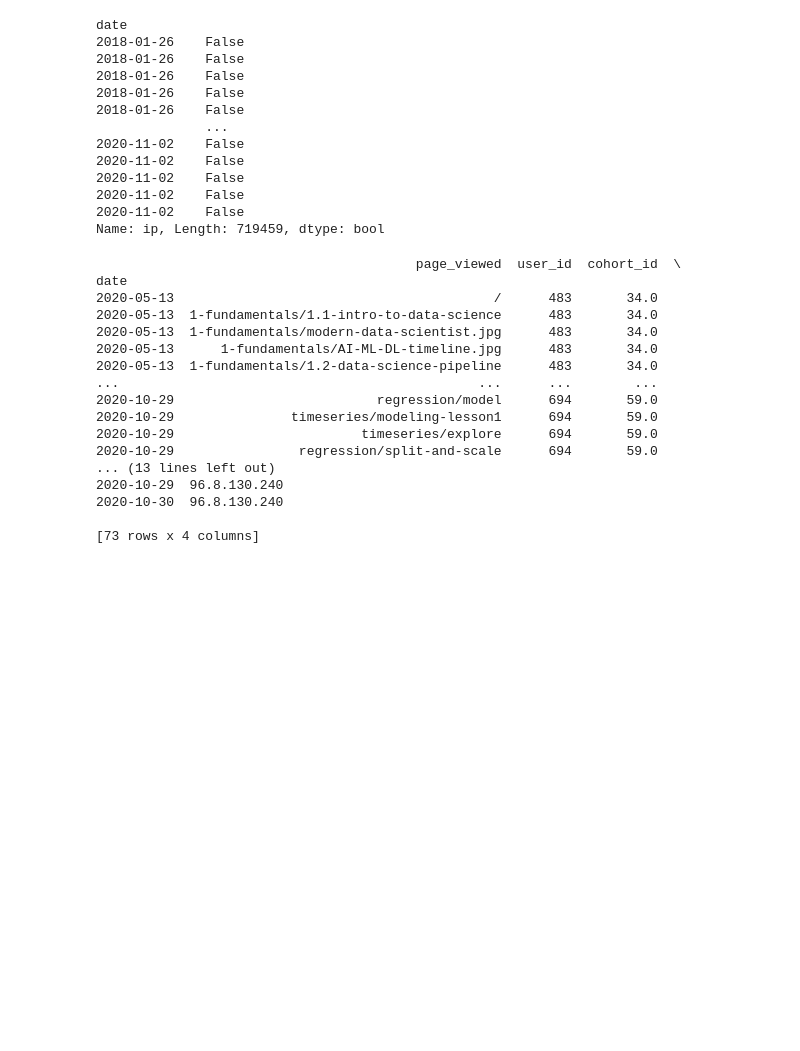
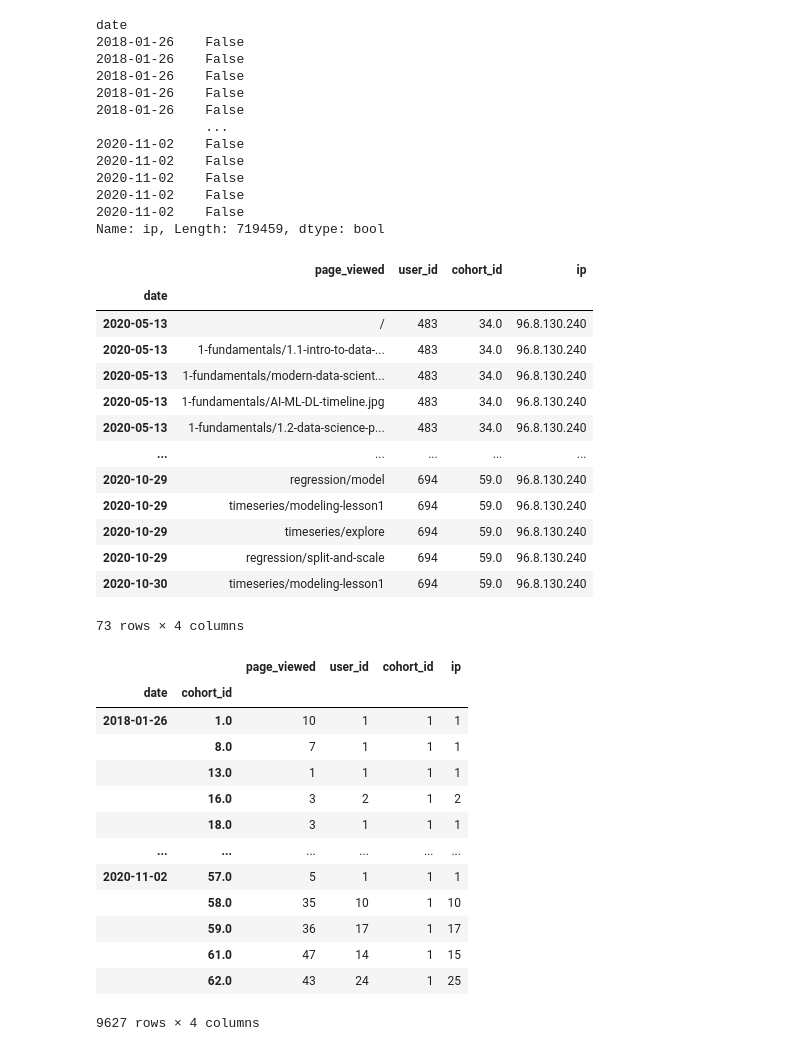
Before and after one commit to AI-Gomez/anomaly-detection-exercises, a Jupyter notebook: time_series_anomaly_detection.ipynb, the cells around one changed output. Saved outputs shown, nothing was run; the diff lists cells and outputs as text; code cells hidden in the pictures; blank space fills up the shorter version.

```diff
--- a/time_series_anomaly_detection.ipynb
+++ b/time_series_anomaly_detection.ipynb
@@ -408,22 +408,20 @@ date
 2020-11-02    False
 Name: ip, Length: 719459, dtype: bool
 # %%
-print(df[df['ip'] == '96.8.130.240'])
+#This is me
+df[df['ip'] == '96.8.130.240']
 # %% [output]
+|  | page_viewed | user_id | cohort_id | ip |
+| date |  |  |  |  |
+| 2020-05-13 | / | 483 | 34.0 | 96.8.130.240 |
+| 2020-05-13 | 1-fundamentals/1.1-intro-to-data-... | 483 | 34.0 | 96.8.130.240 |
+| 2020-05-13 | 1-fundamentals/modern-data-scient... | 483 | 34.0 | 96.8.130.240 |
+| 2020-05-13 | 1-fundamentals/AI-ML-DL-timeline.jpg | 483 | 34.0 | 96.8.130.240 |
+| 2020-05-13 | 1-fundamentals/1.2-data-science-p... | 483 | 34.0 | 96.8.130.240 |
+| ... | ... | ... | ... | ... |
+| 2020-10-29 | regression/model | 694 | 59.0 | 96.8.130.240 |
+| 2020-10-29 | timeseries/modeling-lesson1 | 694 | 59.0 | 96.8.130.240 |
+| 2020-10-29 | timeseries/explore | 694 | 59.0 | 96.8.130.240 |
+| 2020-10-29 | regression/split-and-scale | 694 | 59.0 | 96.8.130.240 |
+| 2020-10-30 | timeseries/modeling-lesson1 | 694 | 59.0 | 96.8.130.240 |
-                                         page_viewed  user_id  cohort_id  \
-date
-2020-05-13                                         /      483       34.0
-2020-05-13  1-fundamentals/1.1-intro-to-data-science      483       34.0
-2020-05-13  1-fundamentals/modern-data-scientist.jpg      483       34.0
-2020-05-13      1-fundamentals/AI-ML-DL-timeline.jpg      483       34.0
-2020-05-13  1-fundamentals/1.2-data-science-pipeline      483       34.0
-...                                              ...      ...        ...
-2020-10-29                          regression/model      694       59.0
-2020-10-29               timeseries/modeling-lesson1      694       59.0
-2020-10-29                        timeseries/explore      694       59.0
-2020-10-29                regression/split-and-scale      694       59.0
-... (13 lines left out)
-2020-10-29  96.8.130.240
-2020-10-30  96.8.130.240
-
-[73 rows x 4 columns]
+73 rows × 4 columns
@@ -429,0 +430,17 @@ date
+# %%
+df_grp
+# %% [output]
+|  |  | page_viewed | user_id | cohort_id | ip |
+| date | cohort_id |  |  |  |  |
+| 2018-01-26 | 1.0 | 10 | 1 | 1 | 1 |
+|  | 8.0 | 7 | 1 | 1 | 1 |
+|  | 13.0 | 1 | 1 | 1 | 1 |
+|  | 16.0 | 3 | 2 | 1 | 2 |
+|  | 18.0 | 3 | 1 | 1 | 1 |
+| ... | ... | ... | ... | ... | ... |
+| 2020-11-02 | 57.0 | 5 | 1 | 1 | 1 |
+|  | 58.0 | 35 | 10 | 1 | 10 |
+|  | 59.0 | 36 | 17 | 1 | 17 |
+|  | 61.0 | 47 | 14 | 1 | 15 |
+|  | 62.0 | 43 | 24 | 1 | 25 |
+9627 rows × 4 columns
```
Also changed, not shown: parts of 3 cells of this notebook.
